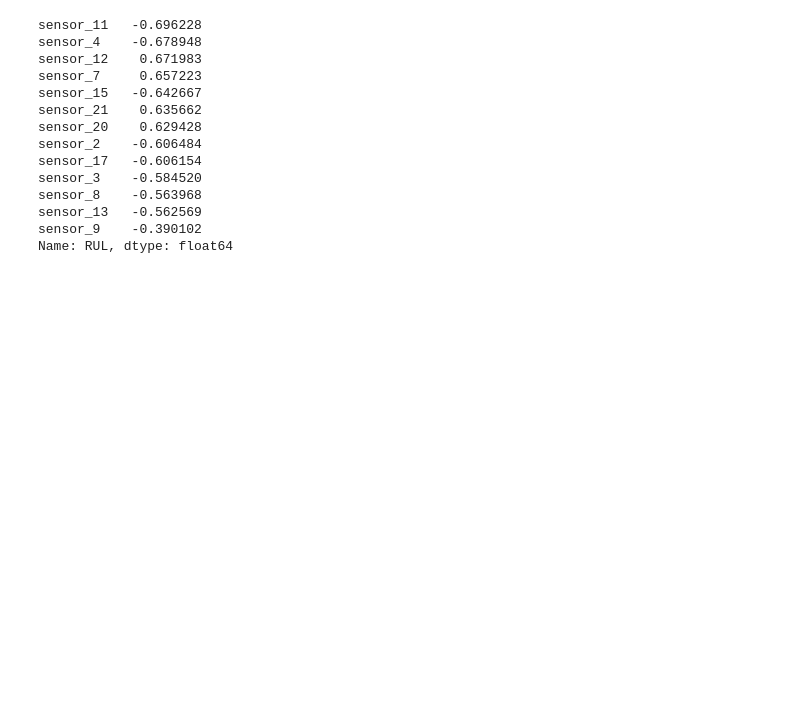
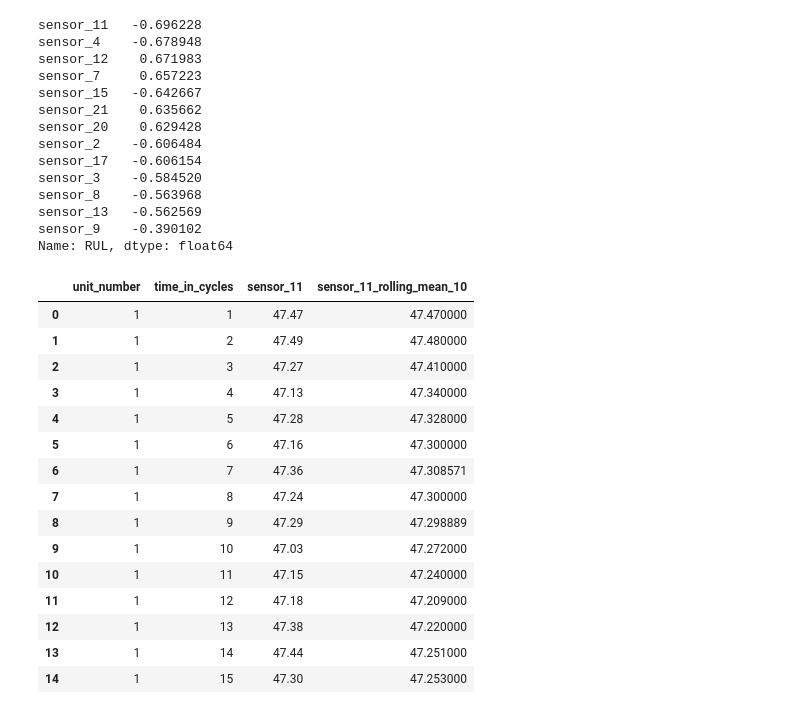
Before and after one commit to alaettin10/predictive-maintenance-cmapss, a Jupyter notebook: 01_data_exploration.ipynb, the cells around one changed output. Saved outputs shown, nothing was run; the diff lists cells and outputs as text; code cells hidden in the pictures; blank space fills up the shorter version.

```diff
--- a/01_data_exploration.ipynb
+++ b/01_data_exploration.ipynb
@@ -691,3 +691,16 @@ sensor_8    -0.563968
 sensor_13   -0.562569
 sensor_9    -0.390102
 Name: RUL, dtype: float64
+# %%
+def add_rolling_mean(df, sensors, window=10):
+    df = df.copy()
+
+    for sensor in sensors:
+        df[f"{sensor}_rolling_mean_10"] = (
+            df.groupby("unit_number")[sensor]
+            .rolling(window=window, min_periods=1)
+            .mean()
+            .reset_index(level=0, drop=True)
+        )
+
+    return df
@@ -693,0 +713,26 @@ Name: RUL, dtype: float64
+# %%
+df_train_features[
+    [
+        "unit_number",
+        "time_in_cycles",
+        "sensor_11",
+        "sensor_11_rolling_mean_10"
+    ]
+].head(15)
+# %% [output]
+|  | unit_number | time_in_cycles | sensor_11 | sensor_11_rolling_mean_10 |
+| 0 | 1 | 1 | 47.47 | 47.470000 |
+| 1 | 1 | 2 | 47.49 | 47.480000 |
+| 2 | 1 | 3 | 47.27 | 47.410000 |
+| 3 | 1 | 4 | 47.13 | 47.340000 |
+| 4 | 1 | 5 | 47.28 | 47.328000 |
+| 5 | 1 | 6 | 47.16 | 47.300000 |
+| 6 | 1 | 7 | 47.36 | 47.308571 |
+| 7 | 1 | 8 | 47.24 | 47.300000 |
+| 8 | 1 | 9 | 47.29 | 47.298889 |
+| 9 | 1 | 10 | 47.03 | 47.272000 |
+| 10 | 1 | 11 | 47.15 | 47.240000 |
+| 11 | 1 | 12 | 47.18 | 47.209000 |
+| 12 | 1 | 13 | 47.38 | 47.220000 |
+| 13 | 1 | 14 | 47.44 | 47.251000 |
+| 14 | 1 | 15 | 47.30 | 47.253000 |
```
Also changed, not shown: parts of 26 cells of this notebook.
